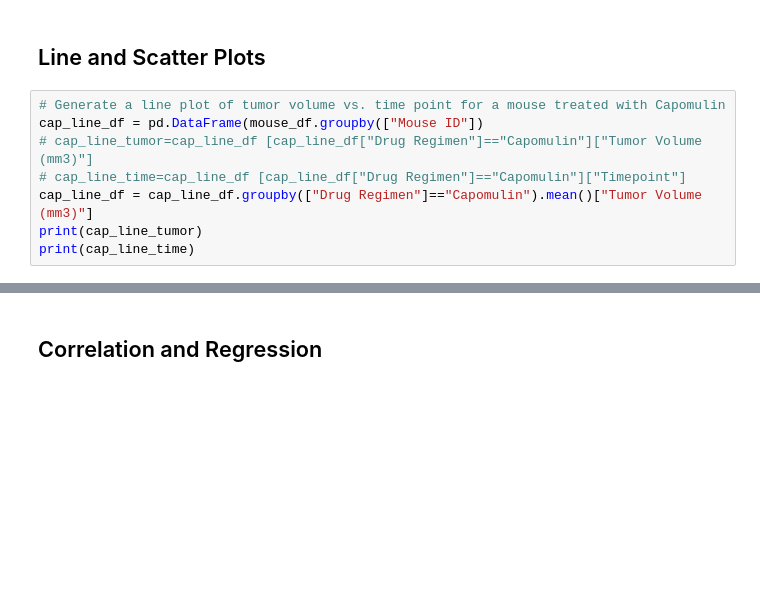
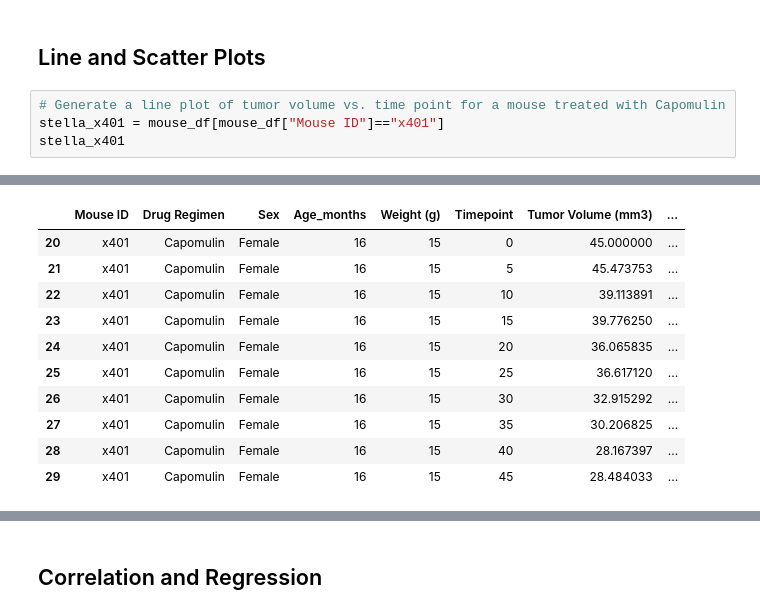
Before and after one commit to HilaryKoerner/PyMaceutical_Matplotlib_Analysis, a Jupyter notebook: Pymaceuticals-Copy4.ipynb, the cells around one changed output, grey strips where cells are left out. Cells and saved outputs as stored; diff of their text form; blank space fills up the shorter version.

```diff
--- a/Pymaceuticals-Copy4.ipynb
+++ b/Pymaceuticals-Copy4.ipynb
@@ -544,10 +451,6 @@ ax4.boxplot(ceft_tumor_vol_data)
 ## Line and Scatter Plots
 # %%
 # Generate a line plot of tumor volume vs. time point for a mouse treated with Capomulin
-cap_line_df = pd.DataFrame(mouse_df.groupby(["Mouse ID"])
-# cap_line_tumor=cap_line_df [cap_line_df["Drug Regimen"]=="Capomulin"]["Tumor Volume (mm3)"]
-# cap_line_time=cap_line_df [cap_line_df["Drug Regimen"]=="Capomulin"]["Timepoint"]
-cap_line_df = cap_line_df.groupby(["Drug Regimen"]=="Capomulin").mean()["Tumor Volume (mm3)"]
-print(cap_line_tumor)
-print(cap_line_time)
+stella_x401 = mouse_df[mouse_df["Mouse ID"]=="x401"]
+stella_x401
 # %% [output]
@@ -554,0 +457,11 @@ SyntaxError: invalid syntax (<ipython-input-128-086ec6dd57f6>, line 5)
+|  | Mouse ID | Drug Regimen | Sex | Age_months | Weight (g) | Timepoint | Tumor Volume (mm3) | ... |
+| 20 | x401 | Capomulin | Female | 16 | 15 | 0 | 45.000000 | ... |
+| 21 | x401 | Capomulin | Female | 16 | 15 | 5 | 45.473753 | ... |
+| 22 | x401 | Capomulin | Female | 16 | 15 | 10 | 39.113891 | ... |
+| 23 | x401 | Capomulin | Female | 16 | 15 | 15 | 39.776250 | ... |
+| 24 | x401 | Capomulin | Female | 16 | 15 | 20 | 36.065835 | ... |
+| 25 | x401 | Capomulin | Female | 16 | 15 | 25 | 36.617120 | ... |
+| 26 | x401 | Capomulin | Female | 16 | 15 | 30 | 32.915292 | ... |
+| 27 | x401 | Capomulin | Female | 16 | 15 | 35 | 30.206825 | ... |
+| 28 | x401 | Capomulin | Female | 16 | 15 | 40 | 28.167397 | ... |
+| 29 | x401 | Capomulin | Female | 16 | 15 | 45 | 28.484033 | ... |
```
Also changed, not shown: parts of 14 cells of this notebook.
